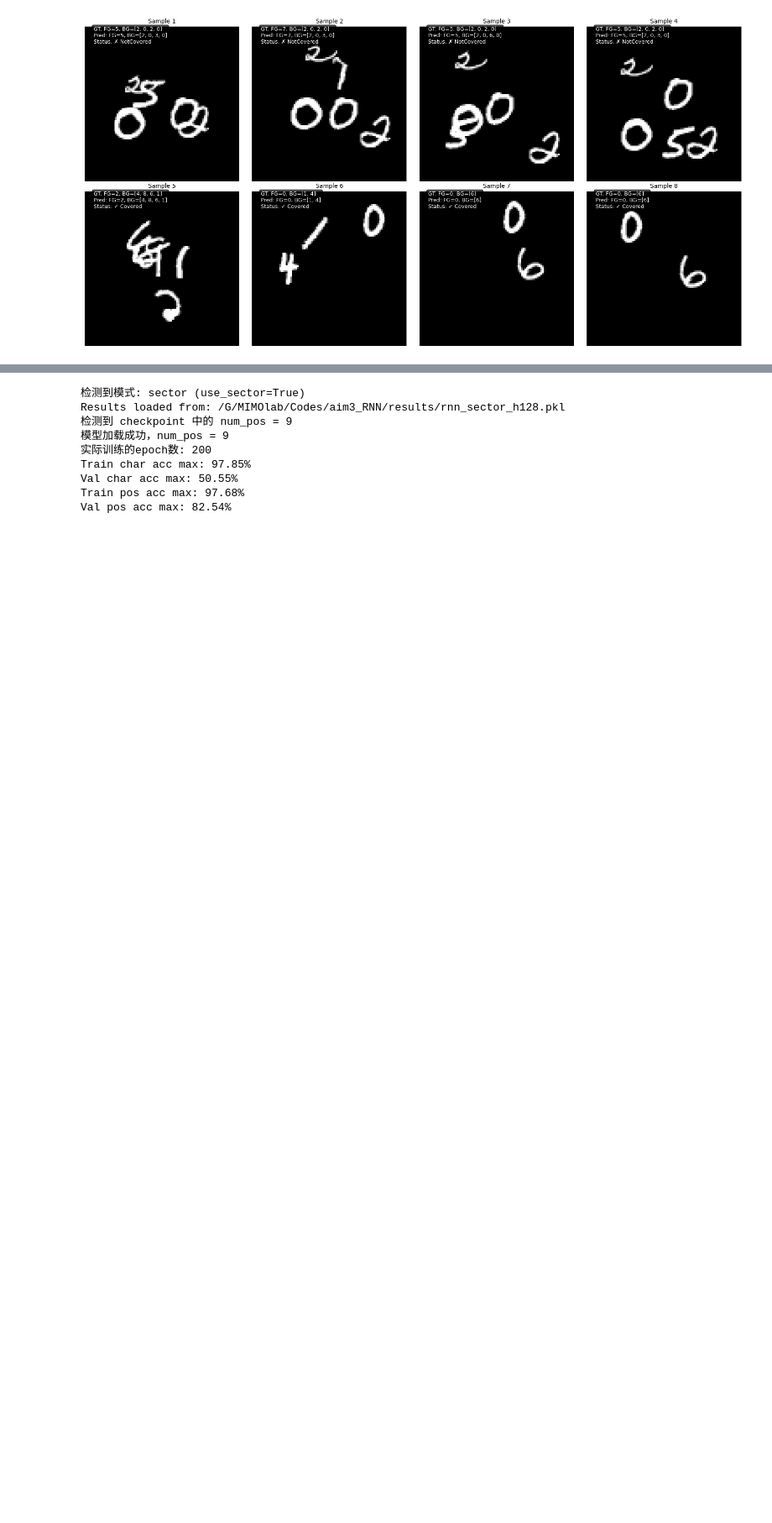
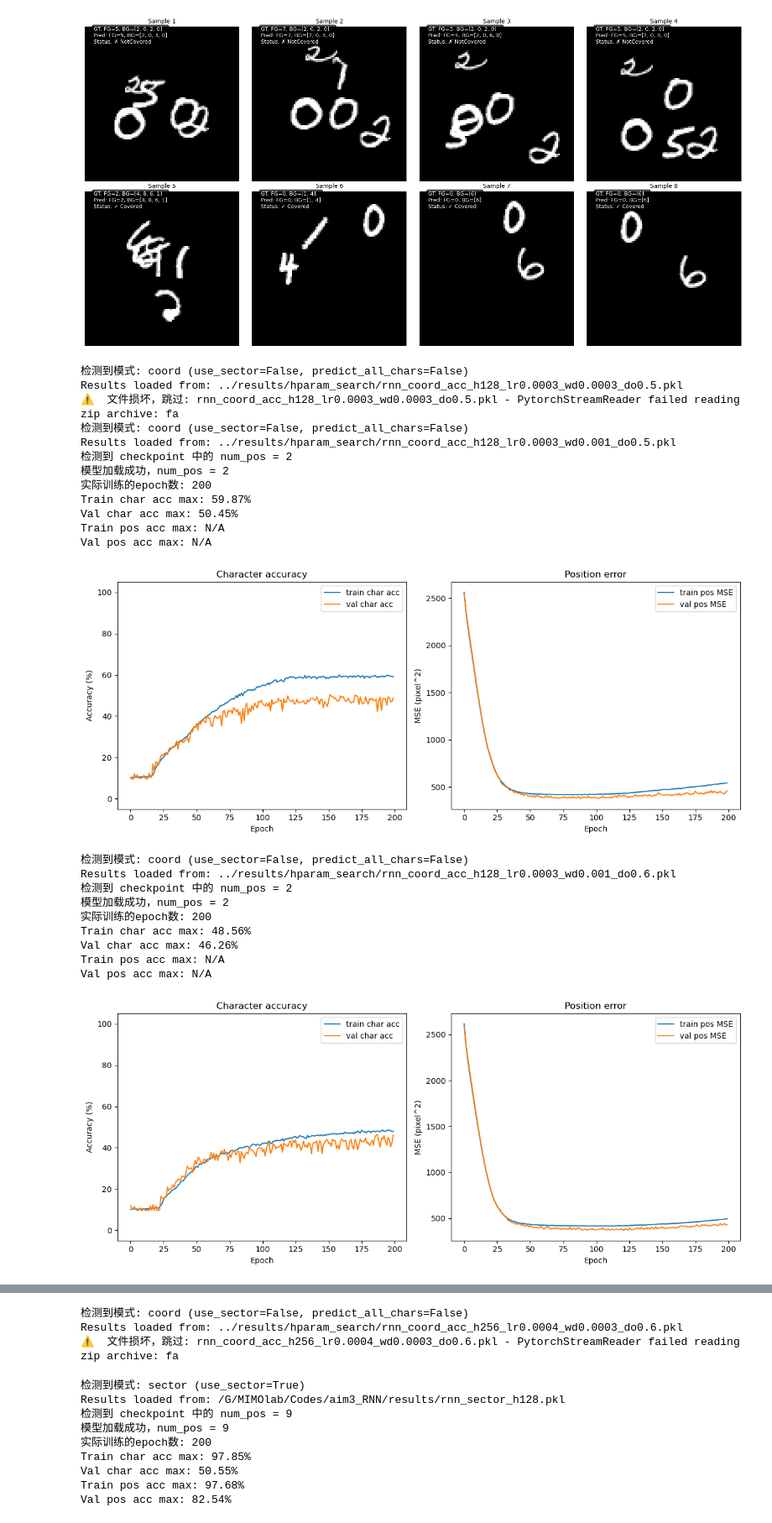
Before and after one commit to jingchengsimon/GaWF_RNN, a Jupyter notebook: notebooks/RecurrentNetwork.ipynb, the cells around one changed output, grey strips where cells are left out. Shown at 84% size. Drawn from its saved outputs; the diff is of its cells as text; code cells hidden in the pictures; blank space fills up the shorter version.

Commit message:
try default hparams

```diff
--- a/notebooks/RecurrentNetwork.ipynb
+++ b/notebooks/RecurrentNetwork.ipynb
@@ -761,3 +765,55 @@ Final val char acc: 77.12%
 位置相关指标：N/A (all-chars mode)
 ==================================================
 [figure]
+# %%
+# 定义超参数范围
+hidden_sizes = [128, 256]
+lrs = [0.0003, 0.0004]
+wds = [0.0003, 0.001]
+dos = [0.5, 0.6]
+
+# 使用 itertools.product 生成所有组合
+for hidden_size, lr, wd, do in product(hidden_sizes, lrs, wds, dos):
+    results_path = Path(f"../results/hparam_search/rnn_coord_acc_h{hidden_size}_lr{lr}_wd{wd}_do{do}.pkl")
+    model_path = Path(f"../results/hparam_search/rnn_coord_acc_h{hidden_size}_lr{lr}_wd{wd}_do{do}_model.pth")
+
+    # 检查 pkl 和 pth 文件是否都存在
+    if not results_path.exists():
+        # print(f"⚠️  pkl 不存在，跳过: {results_path.name}")
+        continue
+
+    if not model_path.exists():
+        # print(f"⚠️  pth 不存在，跳过: {model_path.name}")
+        continue
+
+    # 尝试加载，如果文件损坏则跳过
+    try:
+        results_rnn, model_rnn = load_and_visualize_model(str(results_path), num_vis=8, model_class=RNNConv,
+                                                        hidden_size=hidden_size, show_test_results=False)
+    except (RuntimeError, EOFError, pickle.UnpicklingError) as e:
+        print(f"⚠️  文件损坏，跳过: {results_path.name} - {str(e)[:50]}")
+        continue
+# %% [output]
+检测到模式: coord (use_sector=False, predict_all_chars=False)
+Results loaded from: ../results/hparam_search/rnn_coord_acc_h128_lr0.0003_wd0.0003_do0.5.pkl
+⚠️  文件损坏，跳过: rnn_coord_acc_h128_lr0.0003_wd0.0003_do0.5.pkl - PytorchStreamReader failed reading zip archive: fa
+检测到模式: coord (use_sector=False, predict_all_chars=False)
+Results loaded from: ../results/hparam_search/rnn_coord_acc_h128_lr0.0003_wd0.001_do0.5.pkl
+检测到 checkpoint 中的 num_pos = 2
+模型加载成功，num_pos = 2
+实际训练的epoch数: 200
+Train char acc max: 59.87%
+Val char acc max: 50.45%
+Train pos acc max: N/A
+Val pos acc max: N/A
+[figure, added]
+检测到模式: coord (use_sector=False, predict_all_chars=False)
+Results loaded from: ../results/hparam_search/rnn_coord_acc_h128_lr0.0003_wd0.001_do0.6.pkl
+检测到 checkpoint 中的 num_pos = 2
+模型加载成功，num_pos = 2
+实际训练的epoch数: 200
+Train char acc max: 48.56%
+Val char acc max: 46.26%
+Train pos acc max: N/A
+Val pos acc max: N/A
+[figure, added]
@@ -764,3 +860,6 @@ Final val char acc: 77.12%
+检测到模式: coord (use_sector=False, predict_all_chars=False)
+Results loaded from: ../results/hparam_search/rnn_coord_acc_h256_lr0.0004_wd0.0003_do0.6.pkl
+⚠️  文件损坏，跳过: rnn_coord_acc_h256_lr0.0004_wd0.0003_do0.6.pkl - PytorchStreamReader failed reading zip archive: fa
 # %%
 for hidden_size in [128, 256, 512]:
     results_path = f"/G/MIMOlab/Codes/aim3_RNN/results/rnn_sector_h{hidden_size}.pkl"
```
Also changed, not shown: parts of 3 cells of this notebook, 1 other file.
